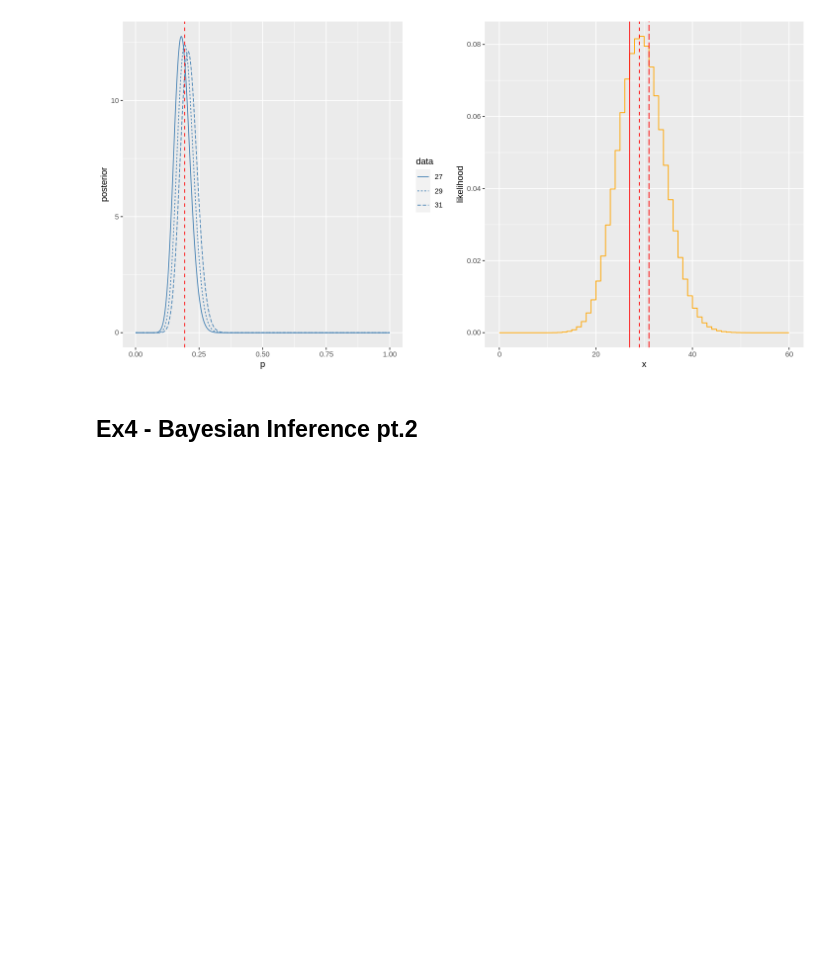
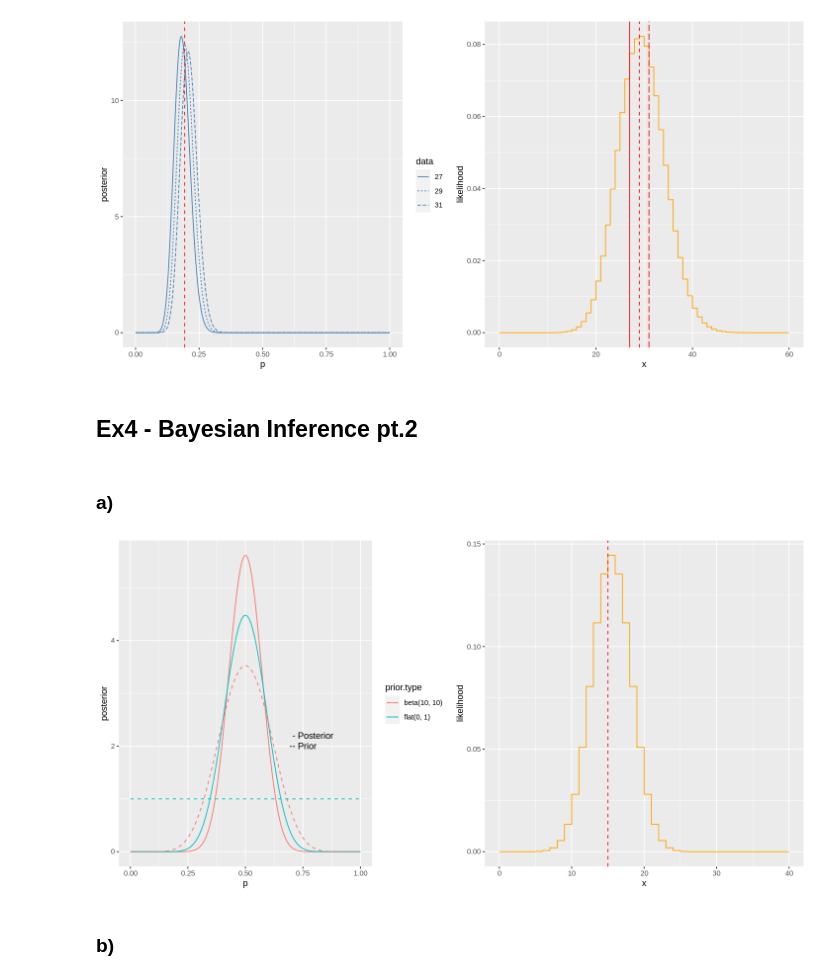
Before and after one commit to c0pp1/AS4PA-Rlab, a Jupyter notebook: rlab04/rlab04.ipynb, the cells around one changed output. Saved outputs shown, nothing was run; the diff lists cells and outputs as text; code cells hidden in the pictures; blank space fills up the shorter version.

```diff
--- a/rlab04/rlab04.ipynb
+++ b/rlab04/rlab04.ipynb
@@ -252,3 +252,57 @@ grid.arrange(plt.post, plt.like, ncol=2)
 [figure]
 # %% [markdown]
 ## Ex4 - Bayesian Inference pt.2
+# %%
+# true is tail, false is head
+outcomes <- c(T, T, T, T, T, F, T, T, F, F, T, T, F, F, F, T, F, T, F, T, F, F, T, F, T, F, T, F, F, F)
+
+# try to let R do all the calculations
+l.p <- 1/2
+l.n <- length(outcomes)
+
+likelihood <- function(p, n, x) {dbinom(x, size=n, prob=p)}
+
+evidence <- function(x, n, prior, ...) {
+    z <- integrate(function(p) {dbinom(x, size=n, prob=p)*prior(p, ...)}, lower=0, upper=1)[[1]]
+    return(z)
+}
+
+posterior <- function(p, n, x, prior, ...) {
+    return(sapply(p, likelihood, n, x, simplify=T)*prior(p, ...)/evidence(x, n, prior, ...))
+}
+# %% [markdown]
+### a)
+# %%
+alpha <- 10
+beta  <- 10
+a     <- 0
+b     <- 1
+p     <- seq(0, 1, length.out=500)
+x     <- seq(0, 40, 1)
+n.success <- table(outcomes)[['TRUE']]
+
+postpri.data <- data.frame(p=c(p, p),
+                           posterior=c(posterior(p, l.n, n.success, dunif, a, b),
+                                       posterior(p, l.n, n.success, dbeta, alpha, beta)),
+                           prior.type=c(rep(sprintf('flat(%i, %i)', a, b), length(p)),
+                                        rep(sprintf('beta(%i, %i)', alpha, beta), length(p))),
+                           prior=c(dunif(p, a, b), dbeta(p, alpha, beta)))
+
+options(repr.plot.width=12, repr.plot.height=6)
+
+# plot posterior and prior together for both flat and beta priors
+plt.postpri <- ggplot(postpri.data, aes(x=p, color=prior.type)) +
+               geom_path(aes(y=posterior)) +
+               geom_path(aes(y=prior), linetype='dashed') +
+               annotate(geom="text", x=0.794, y=2.2, label="- Posterior") +
+               annotate(geom="text", x=0.75, y=2, label="-- Prior")
+# plot likelihood
+plt.like    <- ggplot(data.frame(x=x, likelihood=likelihood(l.p, l.n, x)), aes(x=x, y=likelihood)) +
+               geom_step(color='orange') +
+               geom_vline(xintercept=n.success, color='red', linetype='dashed')
+
+grid.arrange(plt.postpri, plt.like, ncol=2)
+# %% [output]
+[figure, added]
+# %% [markdown]
+### b)
```
Also changed, not shown: parts of 8 cells of this notebook.
